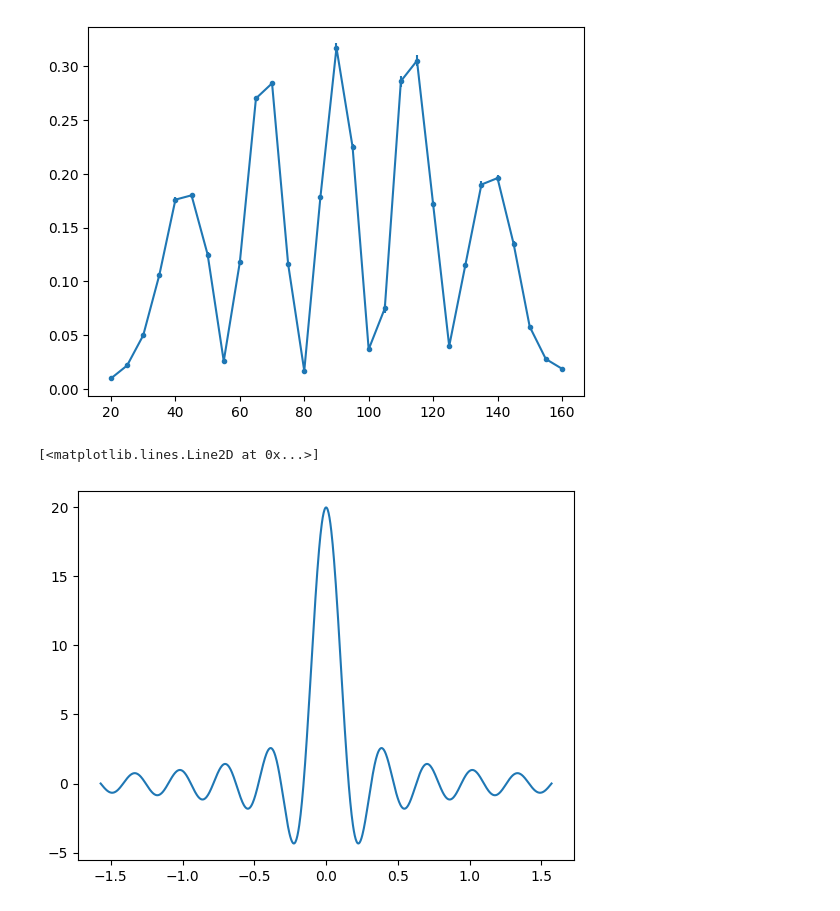
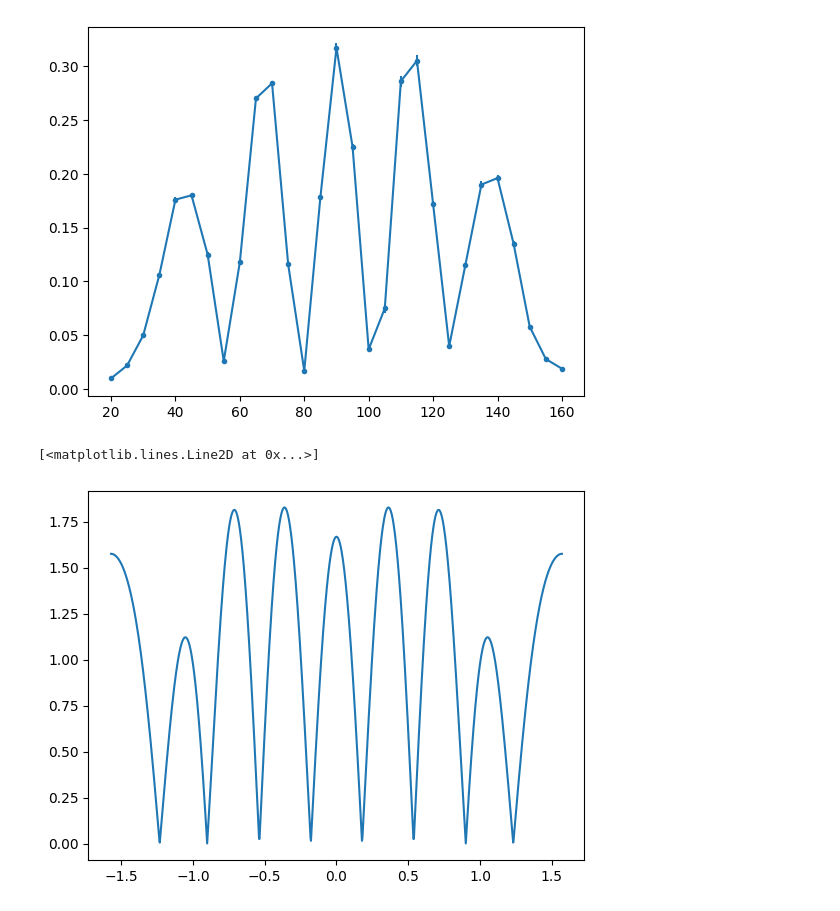
Before and after one commit to CarminatiGiovanni/LaboratorioFisica2, a Jupyter notebook: 20240509micoonde/doppia_fenditura_young.ipynb, the cells around one changed output. Drawn from its saved outputs; the diff is of its cells as text; code cells hidden in the pictures.

```diff
--- a/20240509micoonde/doppia_fenditura_young.ipynb
+++ b/20240509micoonde/doppia_fenditura_young.ipynb
@@ -29,20 +29,20 @@ plt.show()
 # %%
 def interferenza(θ,R,d,k): # somma campi E1,E2
     r1 = jnp.sqrt((R*jnp.sin(θ)-d/2)**2 + (R*jnp.cos(θ))**2)
     r2 = jnp.sqrt((R*jnp.sin(θ)+d/2)**2 + (R*jnp.cos(θ))**2)
     # print(r1,r2)
 
     E1 = jnp.cos(k*r1)/r1
     E2 = jnp.cos(k*r2)/r2
 
     # print(E1,E2)
-    return R*jnp.sin(k*θ)/θ
-    return (E1 + E2)
+    # return R*jnp.sin(k*θ)/θ
+    return jnp.abs(E1 + E2)
 
 x = np.linspace(-np.pi/2,np.pi/2,1000)
 y = interferenza(x,1,1,20)
 
 plt.plot(x,y)
 # %% [output]
 [<matplotlib.lines.Line2D at 0x...>]
-[figure, old version]
+[figure, new version]
```
Also changed, not shown: 4 other files.
